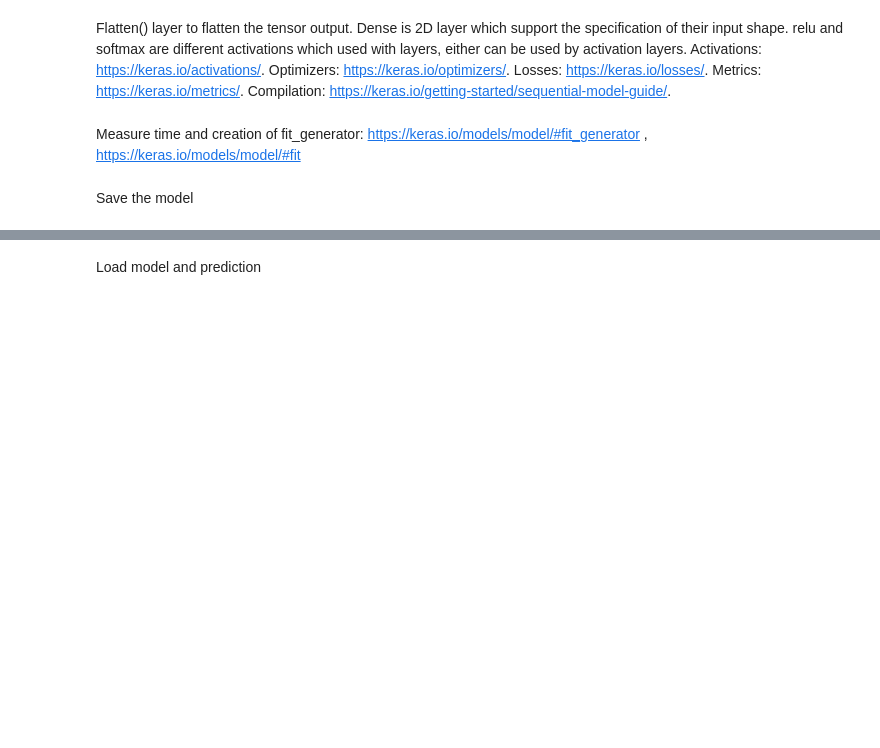
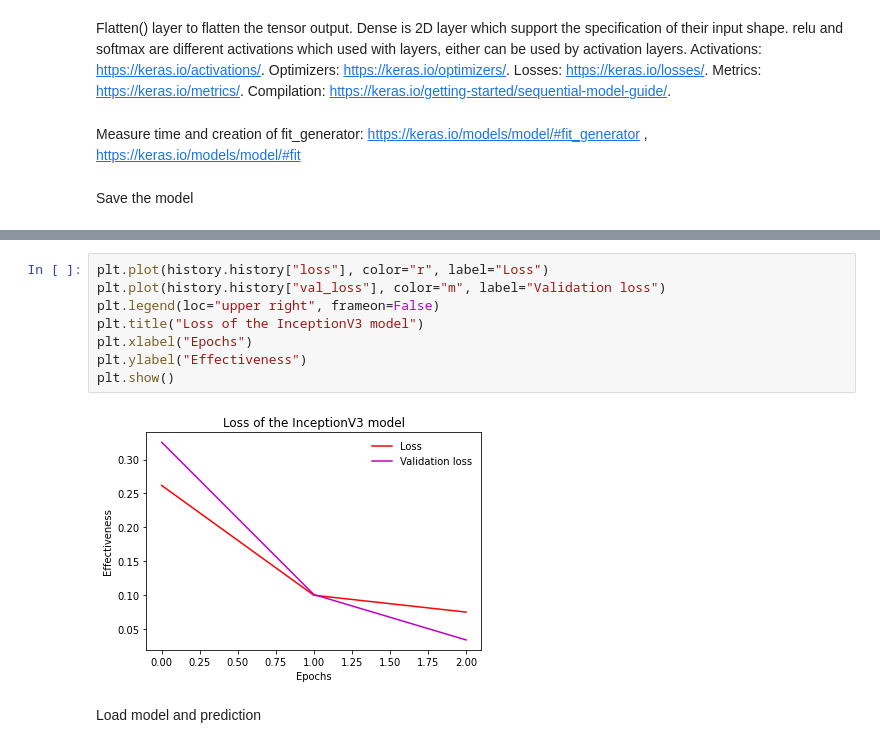
Before and after one commit to SpaceGuitar145/Python-Project, a Jupyter notebook: PneumoniaDetect.ipynb, the cells around one changed output, grey strips where cells are left out. Cells and saved outputs as stored; diff of their text form; blank space fills up the shorter version.

```diff
--- a/PneumoniaDetect.ipynb
+++ b/PneumoniaDetect.ipynb
@@ -236,2 +261,12 @@ Epoch 3/3
+# %%
+plt.plot(history.history["loss"], color="r", label="Loss")
+plt.plot(history.history["val_loss"], color="m", label="Validation loss")
+plt.legend(loc="upper right", frameon=False)
+plt.title("Loss of the InceptionV3 model")
+plt.xlabel("Epochs")
+plt.ylabel("Effectiveness")
+plt.show()
+# %% [output]
+[figure, added]
 # %% [markdown]
 Load model and prediction
```
Also changed, not shown: parts of 21 cells of this notebook, 2 other files.
